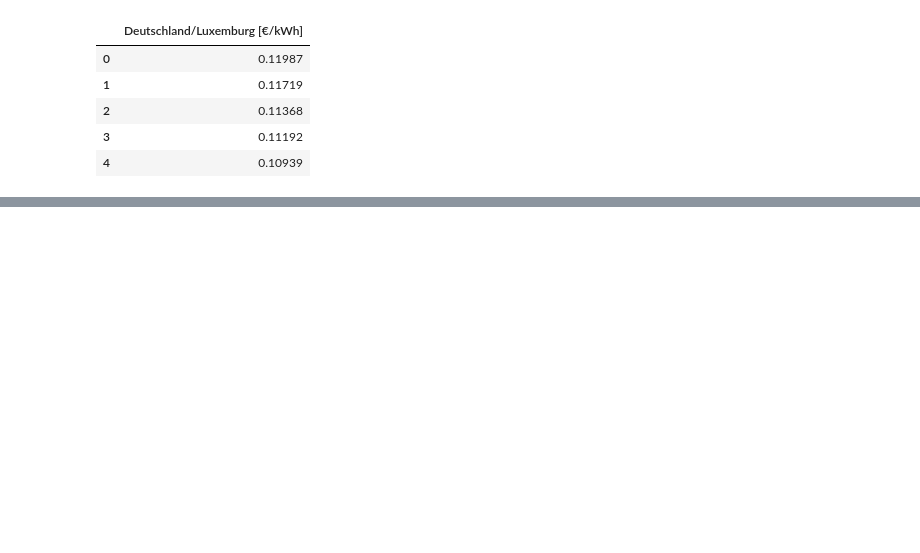
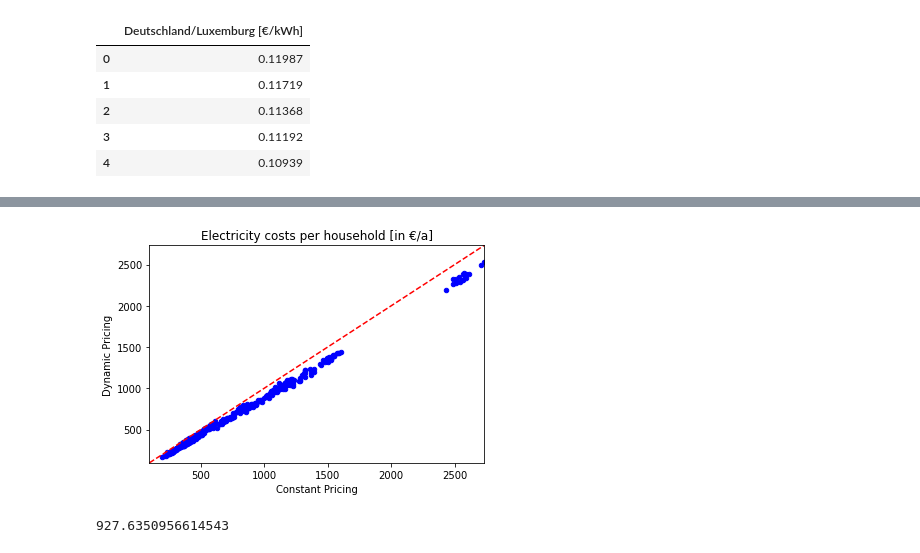
Before and after one commit to leloq/dynamic-tariffs-in-distribution-grids, a Jupyter notebook: 02.3 Calculate indidivual profitability.ipynb, the cells around one changed output, grey strips where cells are left out. Saved outputs shown, nothing was run; the diff lists cells and outputs as text; code cells hidden in the pictures; blank space fills up the shorter version.

```diff
--- a/02.3 Calculate indidivual profitability.ipynb
+++ b/02.3 Calculate indidivual profitability.ipynb
@@ -83,0 +120,20 @@ comparison
+# %%
+# drawing on one axis the constant costs, on the other
+df = comparison
+
+fig, ax = plt.subplots()
+max_value = max(df['Constant Households'].max(), df['Constant Households'].max())
+min_value = min(df['Constant Households'].min(), df['Constant Households'].min())
+df.plot(kind='scatter', x='Constant Households', y='Dynamic Households', ax=ax, color='blue')
+
+ax.plot([min_value-100, max_value], [min_value-100, max_value], 'r--')#drawing a diagonal line
+ax.set_xlim([min_value-100, max_value])
+ax.set_ylim([min_value-100, max_value])
+
+plt.xlabel('Constant Pricing')
+plt.ylabel('Dynamic Pricing')
+plt.title('Electricity costs per household [in €/a]')
+
+plt.show()
+# %% [output]
+[figure, added]
@@ -83,0 +152,4 @@ comparison
+# %%
+constant_df.sum(axis=1).max()
+# %% [output]
+927.6350956614543
```
Also changed, not shown: parts of 12 cells of this notebook, 9 other files.
